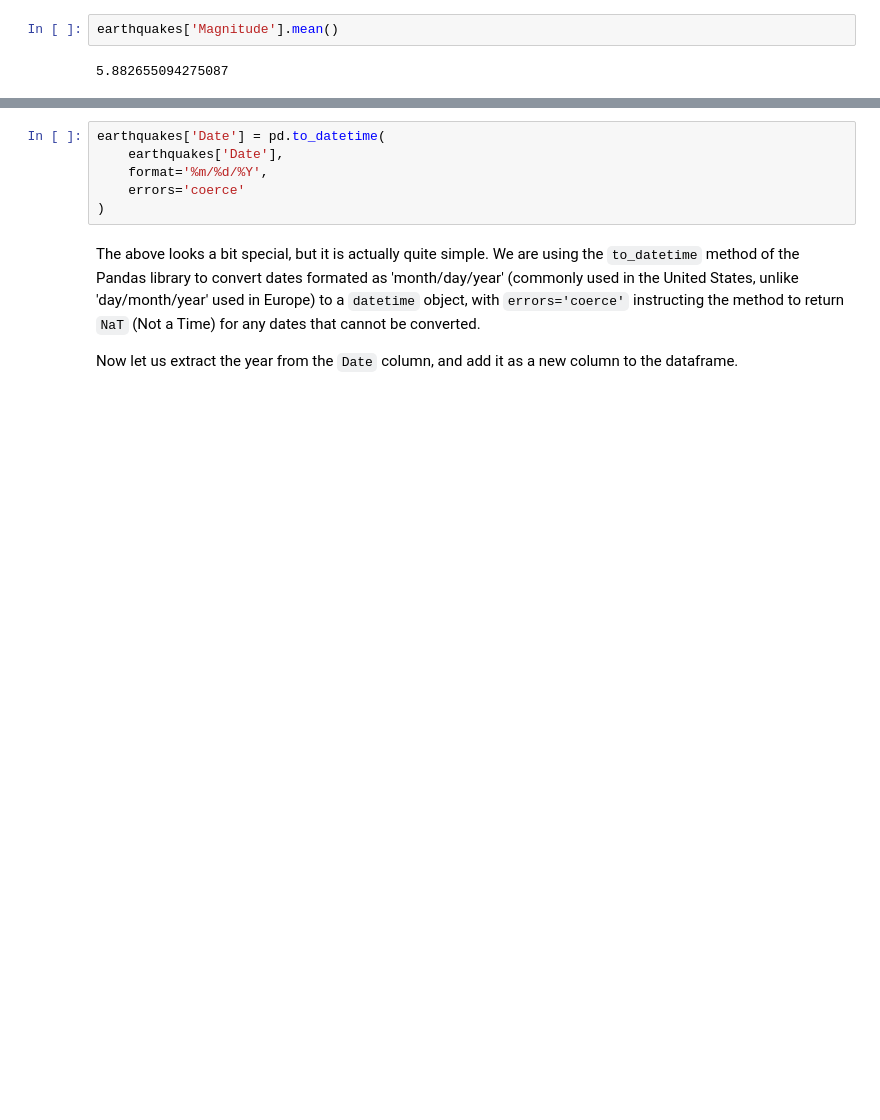
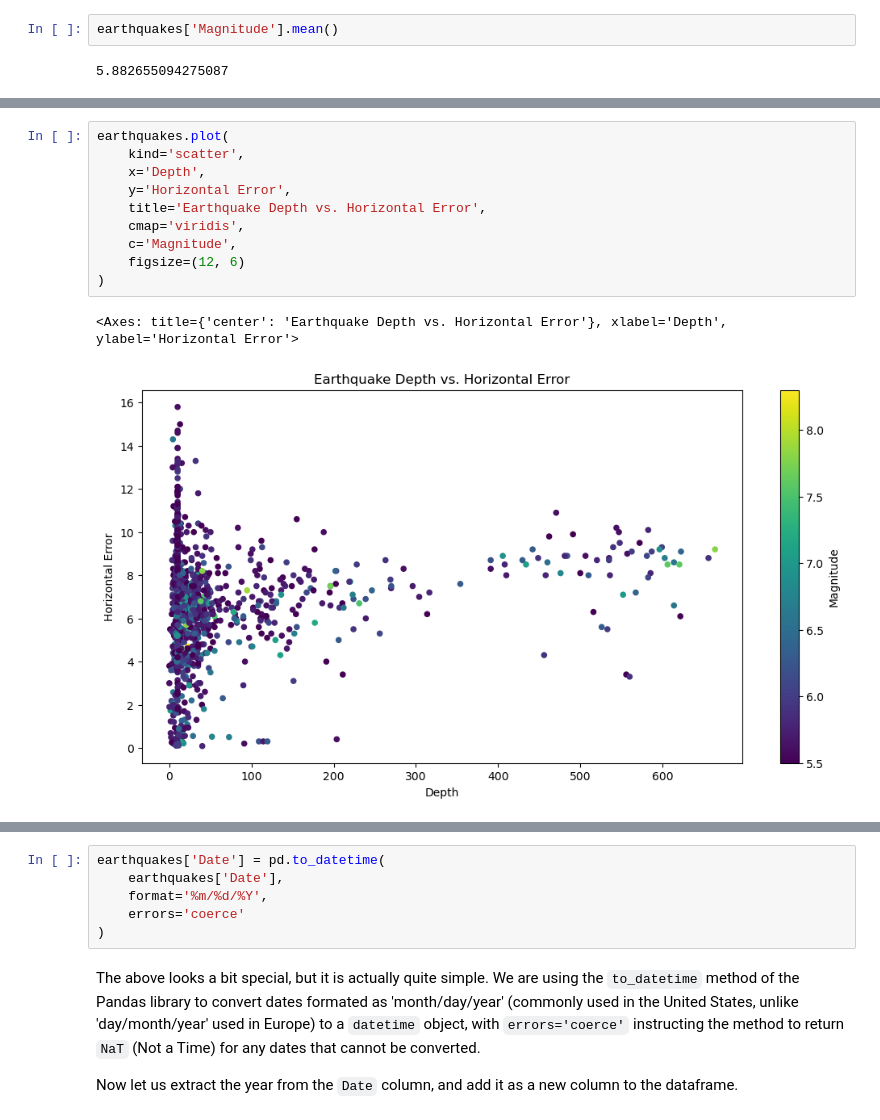
Before and after one commit to pedro-leitao/pedro-leitao.github.io, a Jupyter notebook: python-for-students/diving-into-data.ipynb, the cells around one changed output, grey strips where cells are left out. Drawn from its saved outputs; the diff is of its cells as text; blank space fills up the shorter version.

```diff
--- a/python-for-students/diving-into-data.ipynb
+++ b/python-for-students/diving-into-data.ipynb
@@ -287,0 +364,13 @@ earthquakes['Magnitude'].mean()
+# %%
+earthquakes.plot(
+    kind='scatter',
+    x='Depth',
+    y='Horizontal Error',
+    title='Earthquake Depth vs. Horizontal Error',
+    cmap='viridis',
+    c='Magnitude',
+    figsize=(12, 6)
+)
+# %% [output]
+<Axes: title={'center': 'Earthquake Depth vs. Horizontal Error'}, xlabel='Depth', ylabel='Horizontal Error'>
+[figure, added]
```
Also changed, not shown: parts of 20 cells of this notebook.
